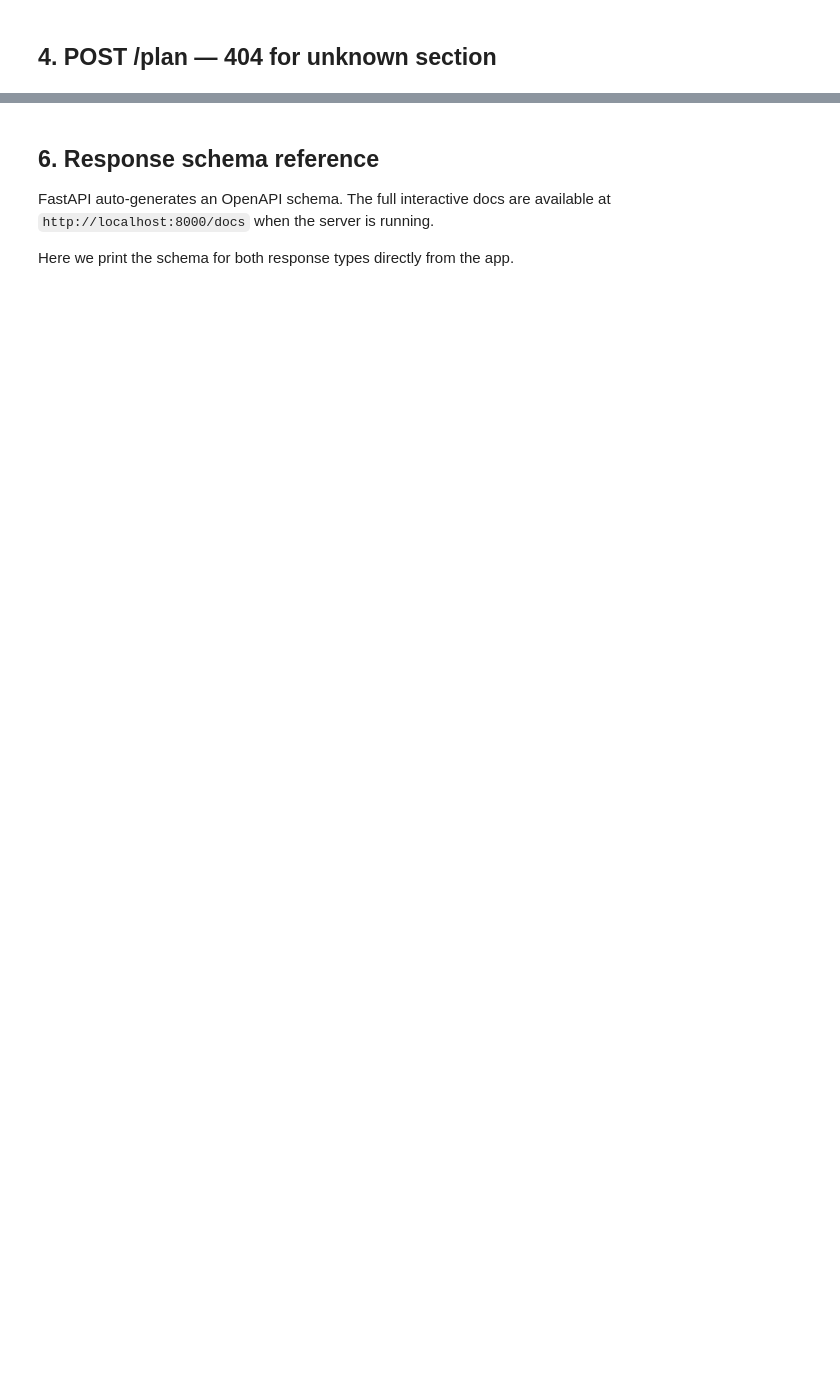
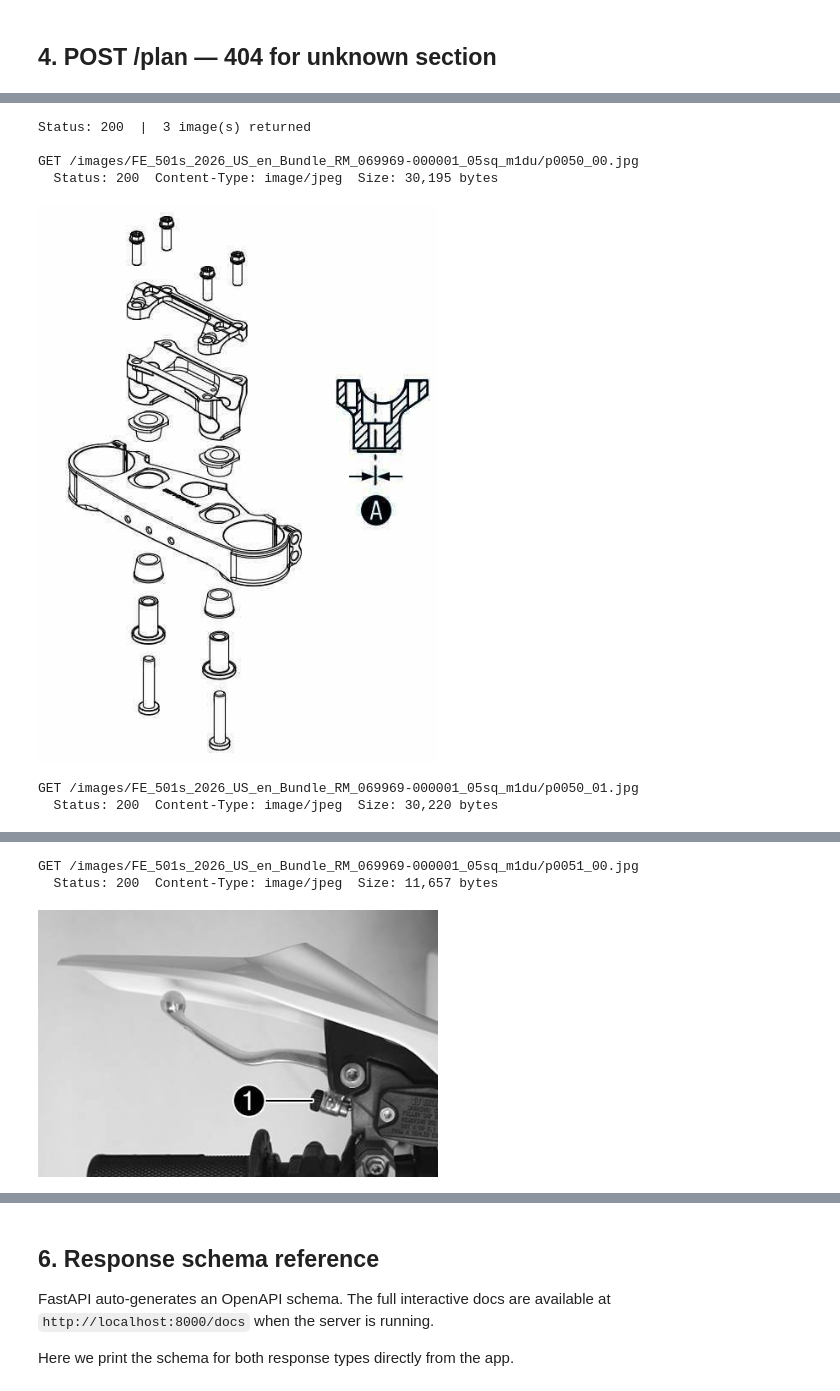
Before and after one commit to raffled/moto-maintenance-local, a Jupyter notebook: research/api_validation.ipynb, the cells around one changed output, grey strips where cells are left out. Drawn from its saved outputs; the diff is of its cells as text; code cells hidden in the pictures; blank space fills up the shorter version.

Commit message:
validated with TOC fix, adjusted image check to use 'plan' instead of 'ask' request

```diff
--- a/research/api_validation.ipynb
+++ b/research/api_validation.ipynb
@@ -95,22 +150,29 @@ diagrams inline.  Here we fetch the first available image and verify the respons
 # %%
 from pathlib import Path
 from IPython.display import display, Image as IPImage
 
-# Pull a real image path from the plan response
-resp = client.post("/ask", json={"query": "adjust the handlebar position"})
+# Use POST /plan for a specific section to get a guaranteed plan response with images
+resp = client.post("/plan", json={"query": "adjust the handlebar position", "section": "7.2"})
 image_paths = resp.json().get("image_paths", [])
 
+print(f"Status: {resp.status_code}  |  {len(image_paths)} image(s) returned")
+print()
+
 if image_paths:
-    # The stored path is relative to the project root (e.g. data/images/…)
-    # The /images/ endpoint expects the part after data/images/
-    relative = str(Path(image_paths[0]).relative_to("data/images"))
-    img_resp = client.get(f"/images/{relative}")
-    print(f"GET /images/{relative}")
-    print(f"Status:       {img_resp.status_code}")
-    print(f"Content-Type: {img_resp.headers.get('content-type')}")
-    print(f"Size:         {len(img_resp.content)} bytes")
-
-    # Display the image inline
-    display(IPImage(data=img_resp.content, width=400))
+    for path in image_paths:
+        relative = str(Path(path).relative_to("data/images"))
+        img_resp = client.get(f"/images/{relative}")
+        print(f"GET /images/{relative}")
+        print(f"  Status: {img_resp.status_code}  Content-Type: {img_resp.headers.get('content-type')}  Size: {len(img_resp.content):,} bytes")
+        display(IPImage(data=img_resp.content, width=400))
+        print()
 else:
     print("No images in this result set.")
+# %% [output]
+Status: 200  |  3 image(s) returned
+
+GET /images/FE_501s_2026_US_en_Bundle_RM_069969-000001_05sq_m1du/p0050_00.jpg
+  Status: 200  Content-Type: image/jpeg  Size: 30,195 bytes
+[figure, added]
+GET /images/FE_501s_2026_US_en_Bundle_RM_069969-000001_05sq_m1du/p0050_01.jpg
+  Status: 200  Content-Type: image/jpeg  Size: 30,220 bytes
@@ -117,3 +180,6 @@ else:
+GET /images/FE_501s_2026_US_en_Bundle_RM_069969-000001_05sq_m1du/p0051_00.jpg
+  Status: 200  Content-Type: image/jpeg  Size: 11,657 bytes
+[figure, added]
 # %%
 # 404 for a missing path
 resp = client.get("/images/nonexistent/file.jpg")
```
Also changed, not shown: parts of 9 cells of this notebook.
